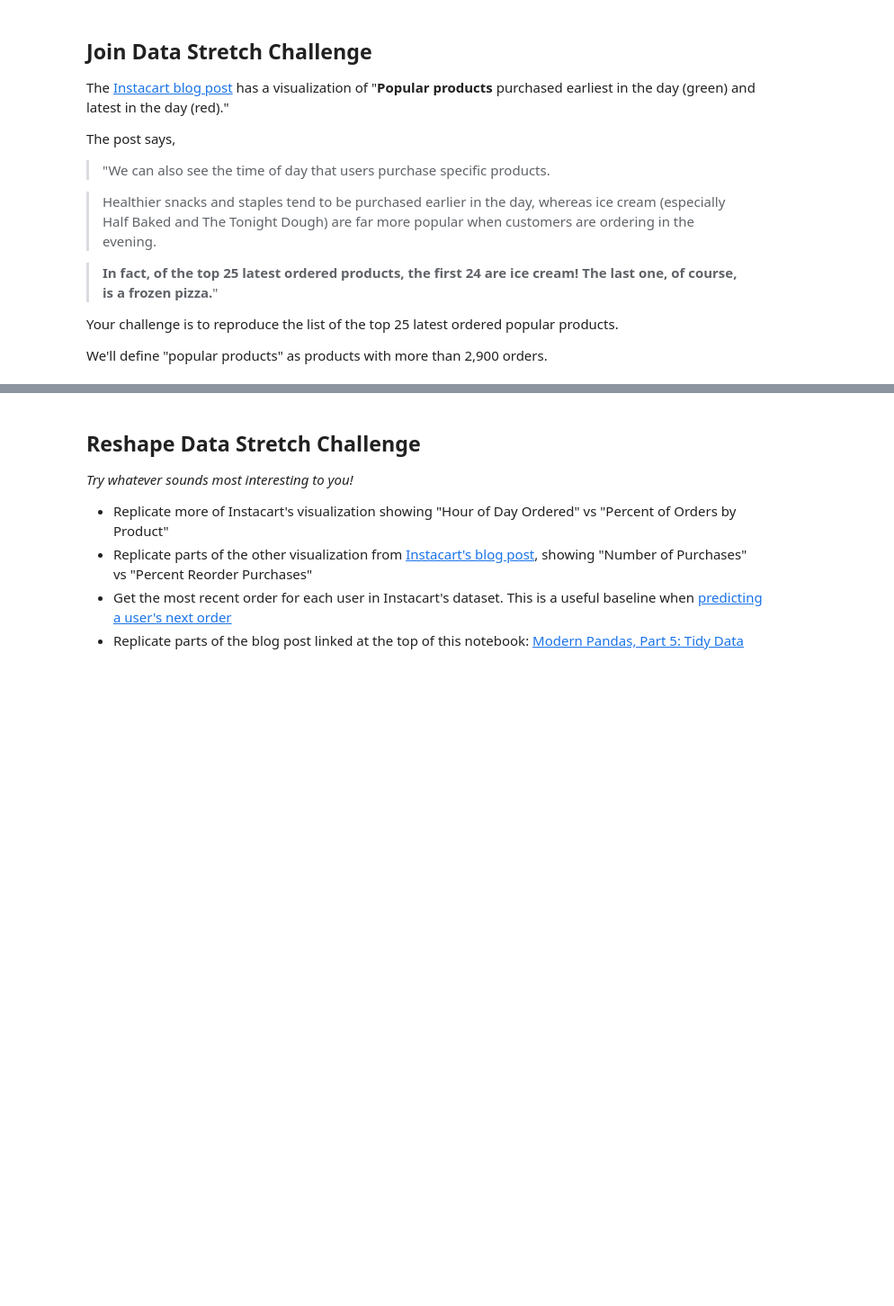
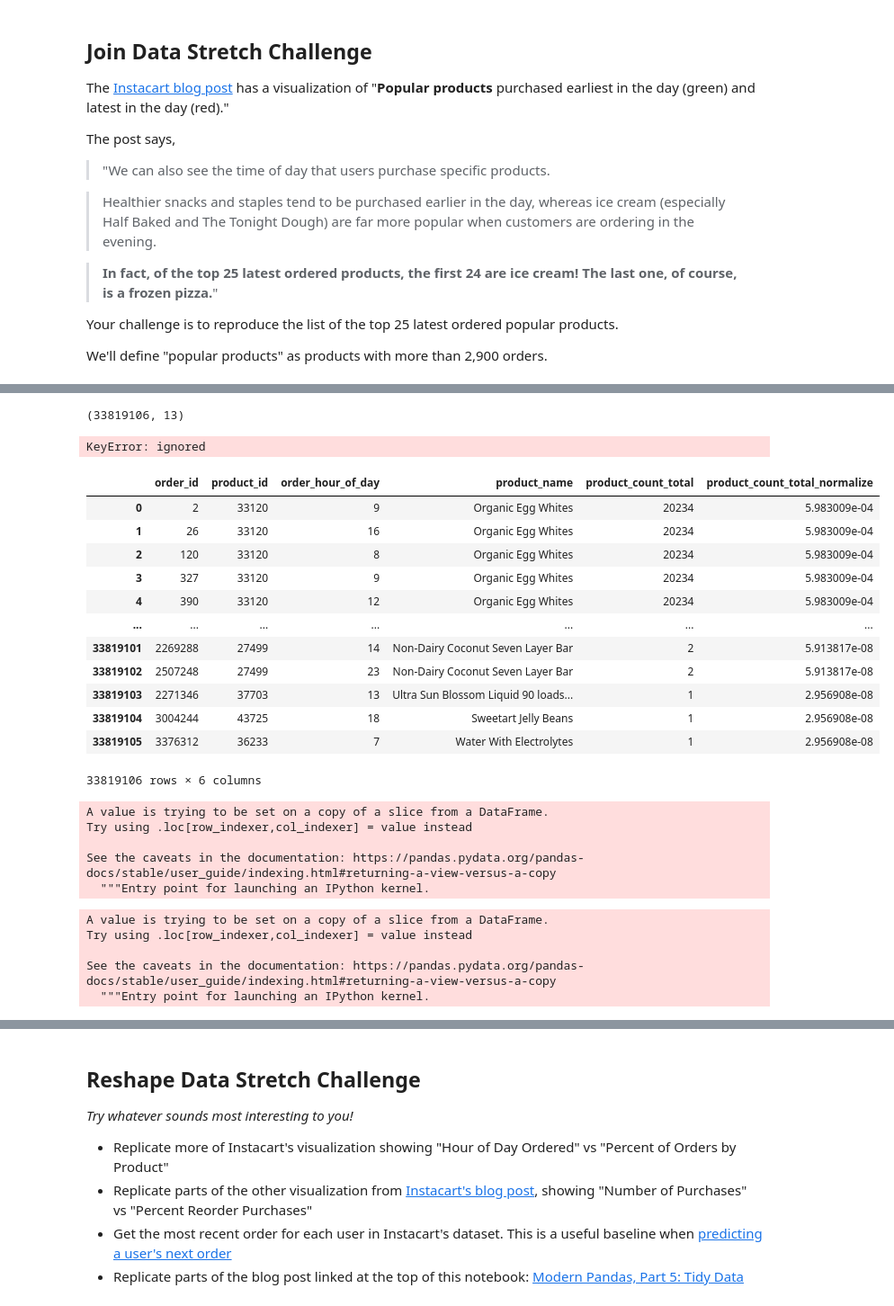
Before and after one commit to popkdodge/DS-Unit-1-Sprint-1-Data-Wrangling-and-Storytelling, a Jupyter notebook: module3-join-and-reshape-data/LS_DS_113_Join_and_Reshape_Data_Assignment.ipynb, the cells around one changed output, grey strips where cells are left out. Shown at 90% size. Cells and saved outputs as stored; diff of their text form; code cells hidden in the pictures; blank space fills up the shorter version.

```diff
--- a/module3-join-and-reshape-data/LS_DS_113_Join_and_Reshape_Data_Assignment.ipynb
+++ b/module3-join-and-reshape-data/LS_DS_113_Join_and_Reshape_Data_Assignment.ipynb
@@ -354,0 +367,40 @@ We'll define "popular products" as products with more than 2,900 orders.
+# %%
+order_products_merge_with_product_name.shape
+# %% [output]
+(33819106, 13)
+# %%
+small_order_product = order_products_merge_with_product_name[['order_id','product_id','order_hour_of_day','product_name','product_count_total']]
+# %% [output]
+KeyError: ignored
+# %%
+small_order_product
+# %% [output]
+|  | order_id | product_id | order_hour_of_day | product_name | product_count_total | product_count_total_normalize |
+| 0 | 2 | 33120 | 9 | Organic Egg Whites | 20234 | 5.983009e-04 |
+| 1 | 26 | 33120 | 16 | Organic Egg Whites | 20234 | 5.983009e-04 |
+| 2 | 120 | 33120 | 8 | Organic Egg Whites | 20234 | 5.983009e-04 |
+| 3 | 327 | 33120 | 9 | Organic Egg Whites | 20234 | 5.983009e-04 |
+| 4 | 390 | 33120 | 12 | Organic Egg Whites | 20234 | 5.983009e-04 |
+| ... | ... | ... | ... | ... | ... | ... |
+| 33819101 | 2269288 | 27499 | 14 | Non-Dairy Coconut Seven Layer Bar | 2 | 5.913817e-08 |
+| 33819102 | 2507248 | 27499 | 23 | Non-Dairy Coconut Seven Layer Bar | 2 | 5.913817e-08 |
+| 33819103 | 2271346 | 37703 | 13 | Ultra Sun Blossom Liquid 90 loads... | 1 | 2.956908e-08 |
+| 33819104 | 3004244 | 43725 | 18 | Sweetart Jelly Beans | 1 | 2.956908e-08 |
+| 33819105 | 3376312 | 36233 | 7 | Water With Electrolytes | 1 | 2.956908e-08 |
+33819106 rows × 6 columns
+# %%
+small_order_product['product_count_total']= small_order_product.product_name.map(small_order_product.product_name.value_counts())
+# %% [output]
+A value is trying to be set on a copy of a slice from a DataFrame.
+Try using .loc[row_indexer,col_indexer] = value instead
+
+See the caveats in the documentation: https://pandas.pydata.org/pandas-docs/stable/user_guide/indexing.html#returning-a-view-versus-a-copy
+  """Entry point for launching an IPython kernel.
+# %%
+small_order_product['product_count_total_normalize']= small_order_product.product_name.map(small_order_product.product_name.value_counts(normalize=True))
+# %% [output]
+A value is trying to be set on a copy of a slice from a DataFrame.
+Try using .loc[row_indexer,col_indexer] = value instead
+
+See the caveats in the documentation: https://pandas.pydata.org/pandas-docs/stable/user_guide/indexing.html#returning-a-view-versus-a-copy
+  """Entry point for launching an IPython kernel.
```
Also changed, not shown: parts of 9 cells of this notebook.
